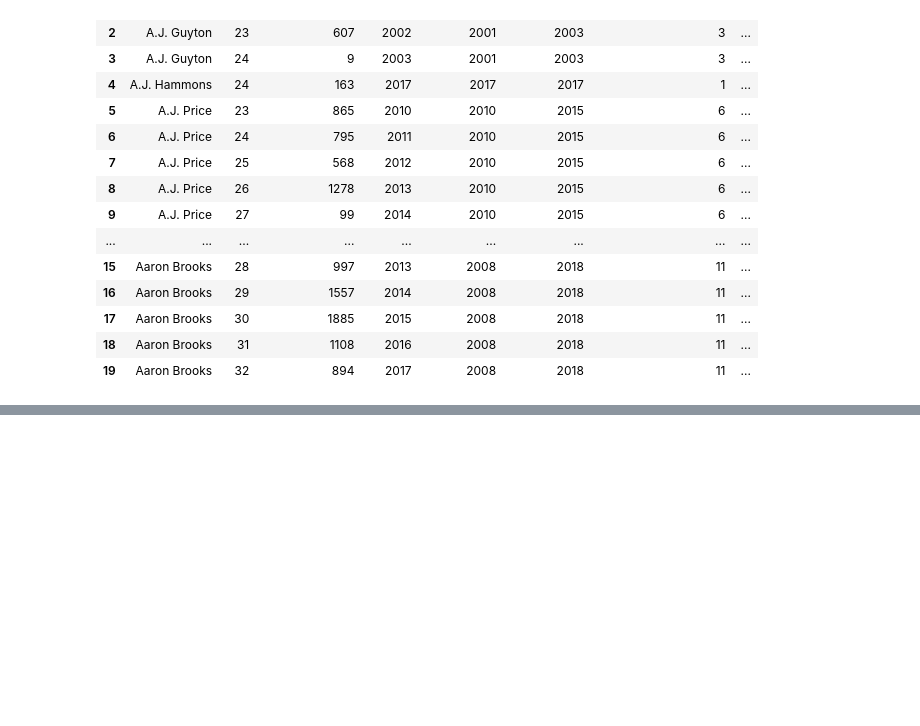
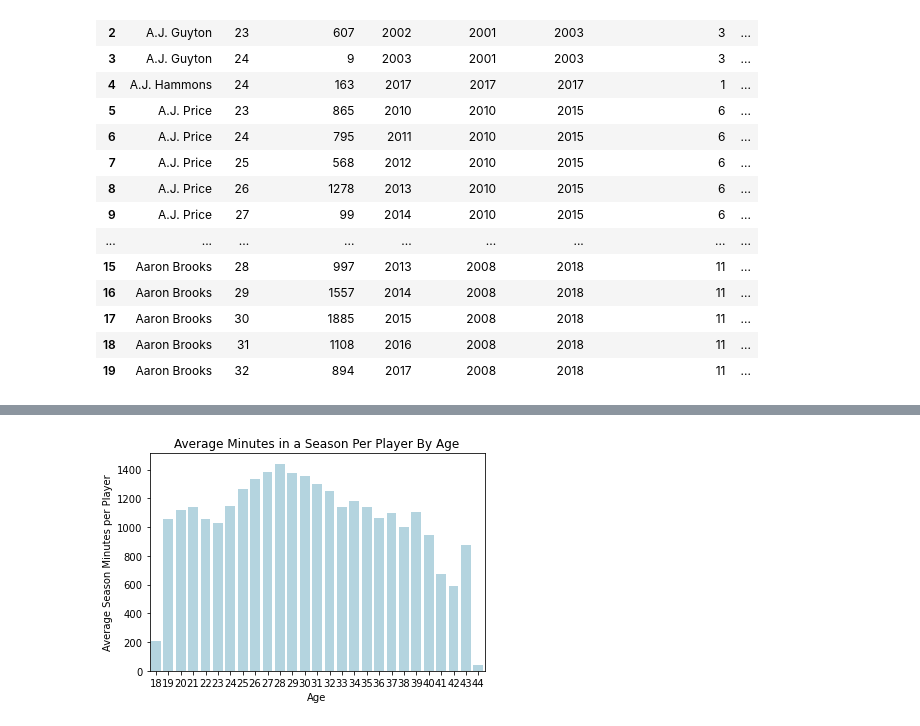
Before and after one commit to CaseySteele24/NBA, a Jupyter notebook: Minute Projections/2021-22_player_min_projections.ipynb, the cells around one changed output, grey strips where cells are left out. Drawn from its saved outputs; the diff is of its cells as text; code cells hidden in the pictures; blank space fills up the shorter version.

Commit message:
looking at distributions

```diff
--- a/Minute Projections/2021-22_player_min_projections.ipynb
+++ b/Minute Projections/2021-22_player_min_projections.ipynb
@@ -254,0 +255,7 @@ minutes_df.head(20)
+# %%
+# get a distribution of average minutes by age
+avg_by_age = minutes_df.groupby('Age').agg({'minutes_played':['mean']}).reset_index()
+# %%
+# remove the multiple index
+avg_by_age.columns = ['_'.join(col).strip() for col in avg_by_age.columns.values]
+avg_by_age
@@ -254,0 +280,12 @@ minutes_df.head(20)
+# %%
+# graph the data
+fig = sns.barplot(data=avg_by_age,
+            x="Age_",
+            y="minutes_played_mean",
+            color='lightblue')
+
+fig.set(xlabel='Age', ylabel='Average Season Minutes per Player', title='Average Minutes in a Season Per Player By Age')
+
+plt.show()
+# %% [output]
+[figure, added]
```
Also changed, not shown: parts of 3 cells of this notebook.
